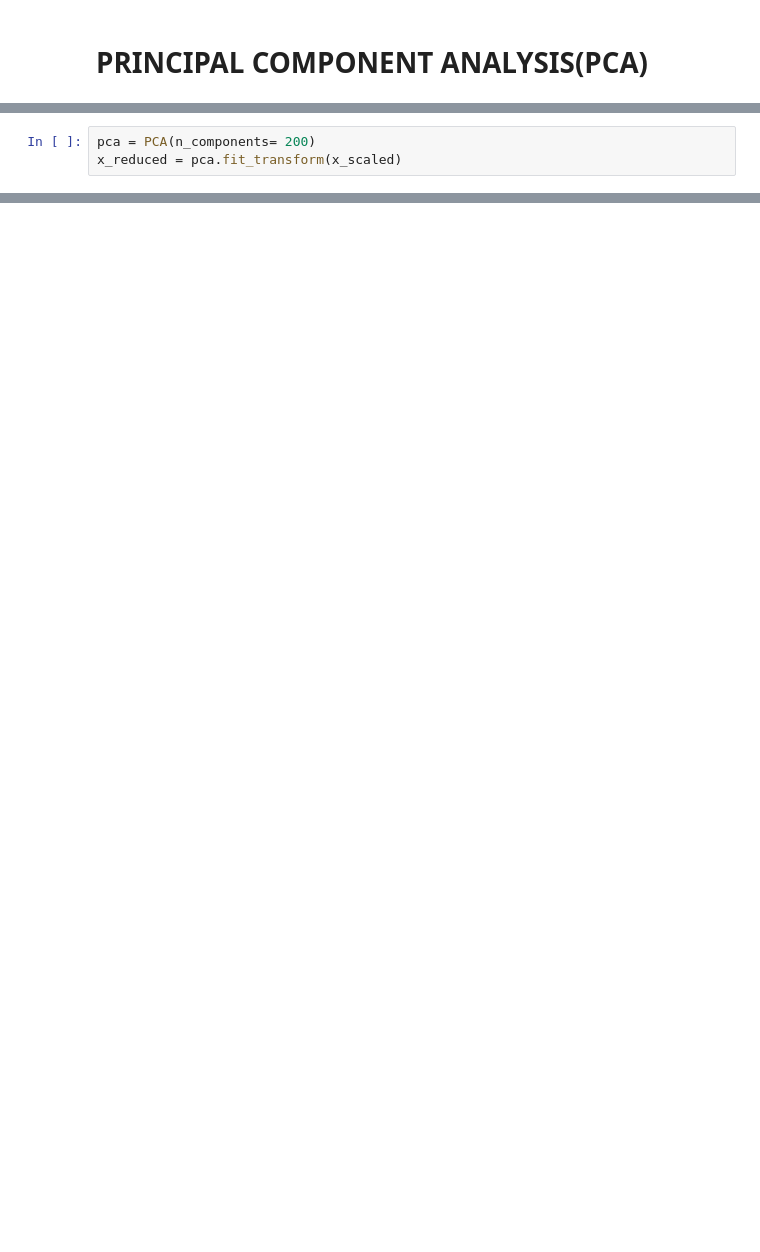
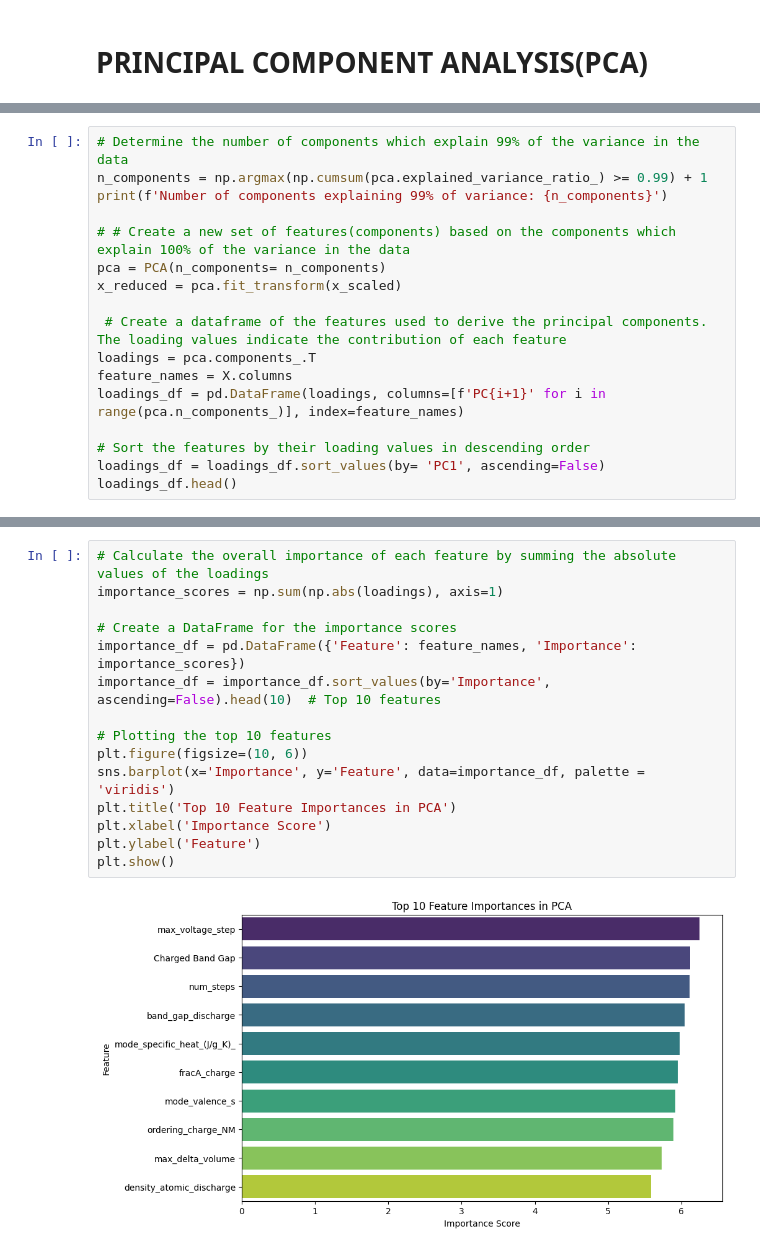
Before and after one commit to Evolved360/Voltage_prediction, a Jupyter notebook: Feature_engineering_and_featurization.ipynb, the cells around one changed output, grey strips where cells are left out. Drawn from its saved outputs; the diff is of its cells as text; blank space fills up the shorter version.

```diff
--- a/Feature_engineering_and_featurization.ipynb
+++ b/Feature_engineering_and_featurization.ipynb
@@ -277,3 +293,0 @@ Number of components explaining 99% of variance: 50
-# %%
-pca = PCA(n_components= 200)
-x_reduced = pca.fit_transform(x_scaled)
@@ -283,0 +294,17 @@ x_reduced.shape
+# %%
+# Determine the number of components which explain 99% of the variance in the data
+n_components = np.argmax(np.cumsum(pca.explained_variance_ratio_) >= 0.99) + 1
+print(f'Number of components explaining 99% of variance: {n_components}')
+
+# # Create a new set of features(components) based on the components which explain 100% of the variance in the data
+pca = PCA(n_components= n_components)
+x_reduced = pca.fit_transform(x_scaled)
+
+ # Create a dataframe of the features used to derive the principal components. The loading values indicate the contribution of each feature
+loadings = pca.components_.T
+feature_names = X.columns
+loadings_df = pd.DataFrame(loadings, columns=[f'PC{i+1}' for i in range(pca.n_components_)], index=feature_names)
+
+# Sort the features by their loading values in descending order
+loadings_df = loadings_df.sort_values(by= 'PC1', ascending=False)
+loadings_df.head()
@@ -283,0 +320,17 @@ x_reduced.shape
+# %%
+# Calculate the overall importance of each feature by summing the absolute values of the loadings
+importance_scores = np.sum(np.abs(loadings), axis=1)
+
+# Create a DataFrame for the importance scores
+importance_df = pd.DataFrame({'Feature': feature_names, 'Importance': importance_scores})
+importance_df = importance_df.sort_values(by='Importance', ascending=False).head(10)  # Top 10 features
+
+# Plotting the top 10 features
+plt.figure(figsize=(10, 6))
+sns.barplot(x='Importance', y='Feature', data=importance_df, palette = 'viridis')
+plt.title('Top 10 Feature Importances in PCA')
+plt.xlabel('Importance Score')
+plt.ylabel('Feature')
+plt.show()
+# %% [output]
+[figure, added]
```
Also changed, not shown: parts of 54 cells of this notebook.
